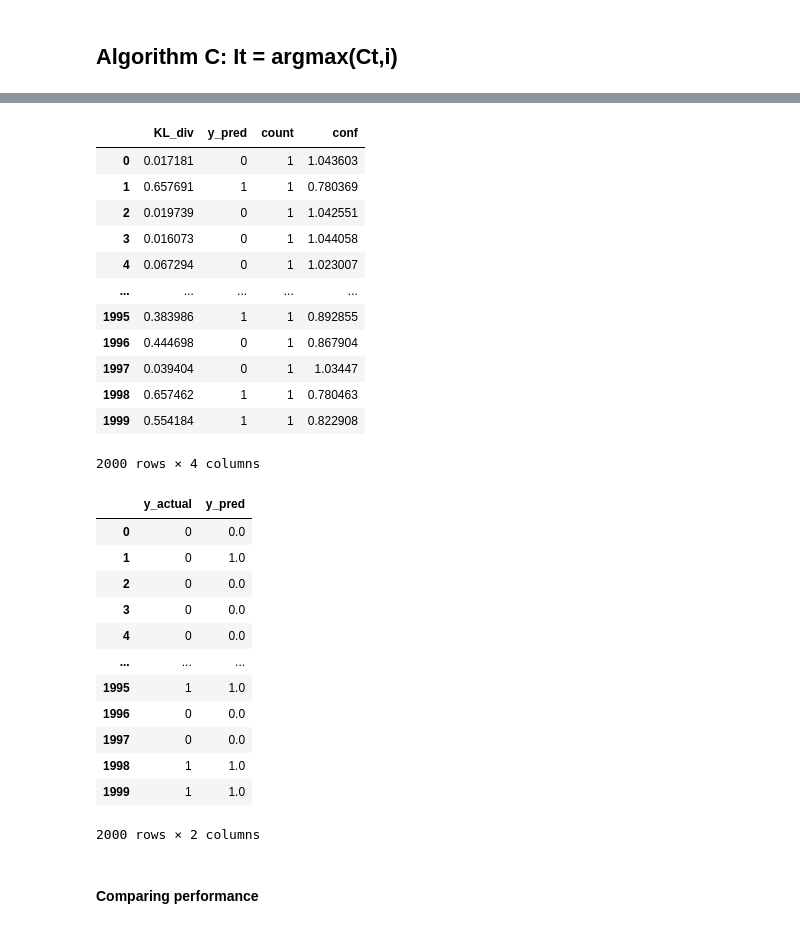
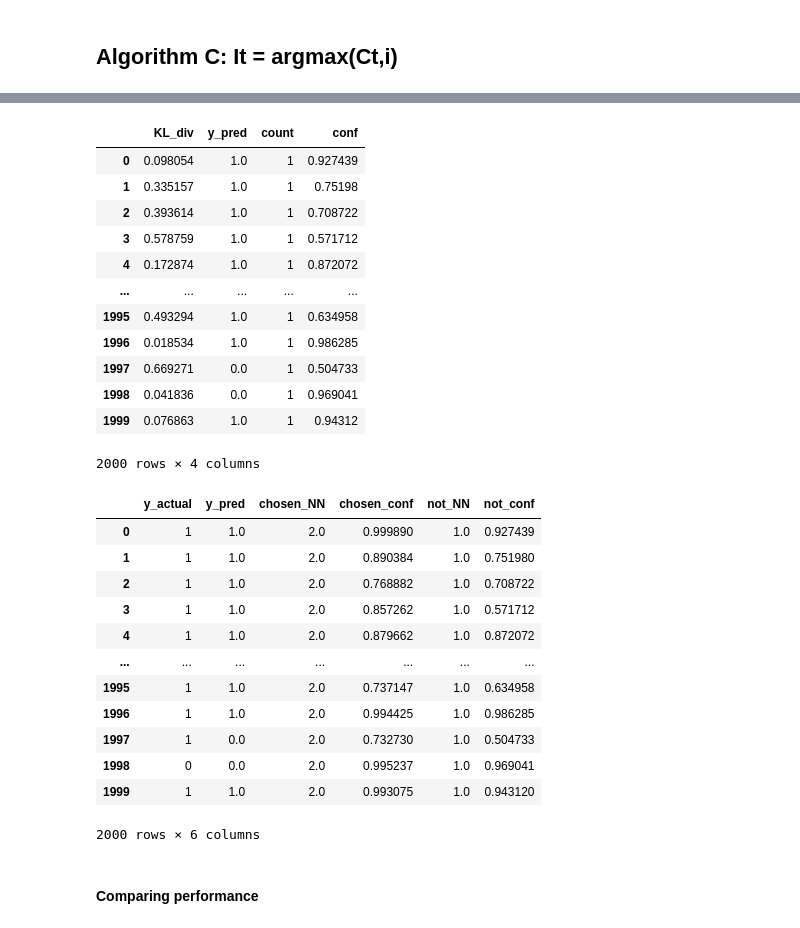
Before and after one commit to mukherjee-lab/Yanyu-Spring-22, a Jupyter notebook: Notebook/Algorithm 1c.ipynb, the cells around one changed output, grey strips where cells are left out. Cells and saved outputs as stored; diff of their text form; code cells hidden in the pictures.

```diff
--- a/Notebook/Algorithm 1c.ipynb
+++ b/Notebook/Algorithm 1c.ipynb
@@ -94,7 +94,7 @@ X_not_white = pd.DataFrame()
 y_white = pd.Series(dtype='float64')
 y_not_white = pd.Series(dtype='float64')
 for i in range(0,len(X)):
-    if X.loc[i,"gill-color"] == "k":
+    if X.loc[i,"stalk-root"] == "r":
         X_white = X_white.append(X.iloc[i,:])
         y_white = y_white.append(pd.Series(y.iloc[i]))
     else:
@@ -660,50 +678,65 @@ theta2 = reg_model2.coef_
 # %%
 # Creating NN tables
 nn1 = table1.drop(["abs_distance","correctness"], axis=1)
-nn1["conf"] = alpha1 + theta1 * nn1["KL_div"]
+nn1["conf"] = 1 + theta1 * nn1["KL_div"]
+
+# for i in range(0,len(nn1)):
+#     nn1.loc[i,"conf"] = kl_div_table1.loc[nn1.loc[i,"KL_div"],"percent"]
 
 nn2 = table2.drop(["abs_distance","correctness"], axis=1)
-nn2["conf"] = alpha2 + theta2 * nn2["KL_div"]
+nn2["conf"] = 1 + theta2 * nn2["KL_div"]
 
-nn2
+# for i in range(0,len(nn2)):
+#     nn2.loc[i,"conf"] = kl_div_table2.loc[nn2.loc[i,"KL_div"],"percent"]
+nn1
 # %% [output]
 |  | KL_div | y_pred | count | conf |
-| 0 | 0.017181 | 0 | 1 | 1.043603 |
-| 1 | 0.657691 | 1 | 1 | 0.780369 |
-| 2 | 0.019739 | 0 | 1 | 1.042551 |
-| 3 | 0.016073 | 0 | 1 | 1.044058 |
-| 4 | 0.067294 | 0 | 1 | 1.023007 |
+| 0 | 0.098054 | 1.0 | 1 | 0.927439 |
+| 1 | 0.335157 | 1.0 | 1 | 0.75198 |
+| 2 | 0.393614 | 1.0 | 1 | 0.708722 |
+| 3 | 0.578759 | 1.0 | 1 | 0.571712 |
+| 4 | 0.172874 | 1.0 | 1 | 0.872072 |
 | ... | ... | ... | ... | ... |
-| 1995 | 0.383986 | 1 | 1 | 0.892855 |
-| 1996 | 0.444698 | 0 | 1 | 0.867904 |
-| 1997 | 0.039404 | 0 | 1 | 1.03447 |
-| 1998 | 0.657462 | 1 | 1 | 0.780463 |
-| 1999 | 0.554184 | 1 | 1 | 0.822908 |
+| 1995 | 0.493294 | 1.0 | 1 | 0.634958 |
+| 1996 | 0.018534 | 1.0 | 1 | 0.986285 |
+| 1997 | 0.669271 | 0.0 | 1 | 0.504733 |
+| 1998 | 0.041836 | 0.0 | 1 | 0.969041 |
+| 1999 | 0.076863 | 1.0 | 1 | 0.94312 |
 2000 rows × 4 columns
 # %%
 # Determing higher confidence NN and choosing that arm
 
 for i in range(0,len(nn1)):
     if nn1.loc[i,"conf"] > nn2.loc[i,"conf"]:
         ans.loc[i,"y_pred"] = nn1.loc[i,"y_pred"]
+        ans.loc[i,"chosen_NN"] = 1
+        ans.loc[i,"chosen_conf"] = nn1.loc[i,"conf"]
+
+        ans.loc[i,"not_NN"] = 2
+        ans.loc[i,"not_conf"] = nn2.loc[i,"conf"]
     else:
         ans.loc[i,"y_pred"] = nn2.loc[i,"y_pred"]
+        ans.loc[i,"chosen_NN"] = 2
+        ans.loc[i,"chosen_conf"] = nn2.loc[i,"conf"]
+
+        ans.loc[i,"not_NN"] = 1
+        ans.loc[i,"not_conf"] = nn1.loc[i,"conf"]
 
 ans
 # %% [output]
-|  | y_actual | y_pred |
-| 0 | 0 | 0.0 |
-| 1 | 0 | 1.0 |
-| 2 | 0 | 0.0 |
-| 3 | 0 | 0.0 |
-| 4 | 0 | 0.0 |
-| ... | ... | ... |
-| 1995 | 1 | 1.0 |
-| 1996 | 0 | 0.0 |
-| 1997 | 0 | 0.0 |
-| 1998 | 1 | 1.0 |
-| 1999 | 1 | 1.0 |
+|  | y_actual | y_pred | chosen_NN | chosen_conf | not_NN | not_conf |
+| 0 | 1 | 1.0 | 2.0 | 0.999890 | 1.0 | 0.927439 |
+| 1 | 1 | 1.0 | 2.0 | 0.890384 | 1.0 | 0.751980 |
+| 2 | 1 | 1.0 | 2.0 | 0.768882 | 1.0 | 0.708722 |
+| 3 | 1 | 1.0 | 2.0 | 0.857262 | 1.0 | 0.571712 |
+| 4 | 1 | 1.0 | 2.0 | 0.879662 | 1.0 | 0.872072 |
+| ... | ... | ... | ... | ... | ... | ... |
+| 1995 | 1 | 1.0 | 2.0 | 0.737147 | 1.0 | 0.634958 |
+| 1996 | 1 | 1.0 | 2.0 | 0.994425 | 1.0 | 0.986285 |
+| 1997 | 1 | 0.0 | 2.0 | 0.732730 | 1.0 | 0.504733 |
+| 1998 | 0 | 0.0 | 2.0 | 0.995237 | 1.0 | 0.969041 |
+| 1999 | 1 | 1.0 | 2.0 | 0.993075 | 1.0 | 0.943120 |
-2000 rows × 2 columns
+2000 rows × 6 columns
 # %% [markdown]
 #### Comparing performance
 # %%
```
Also changed, not shown: parts of 31 cells of this notebook, 2 other files.
